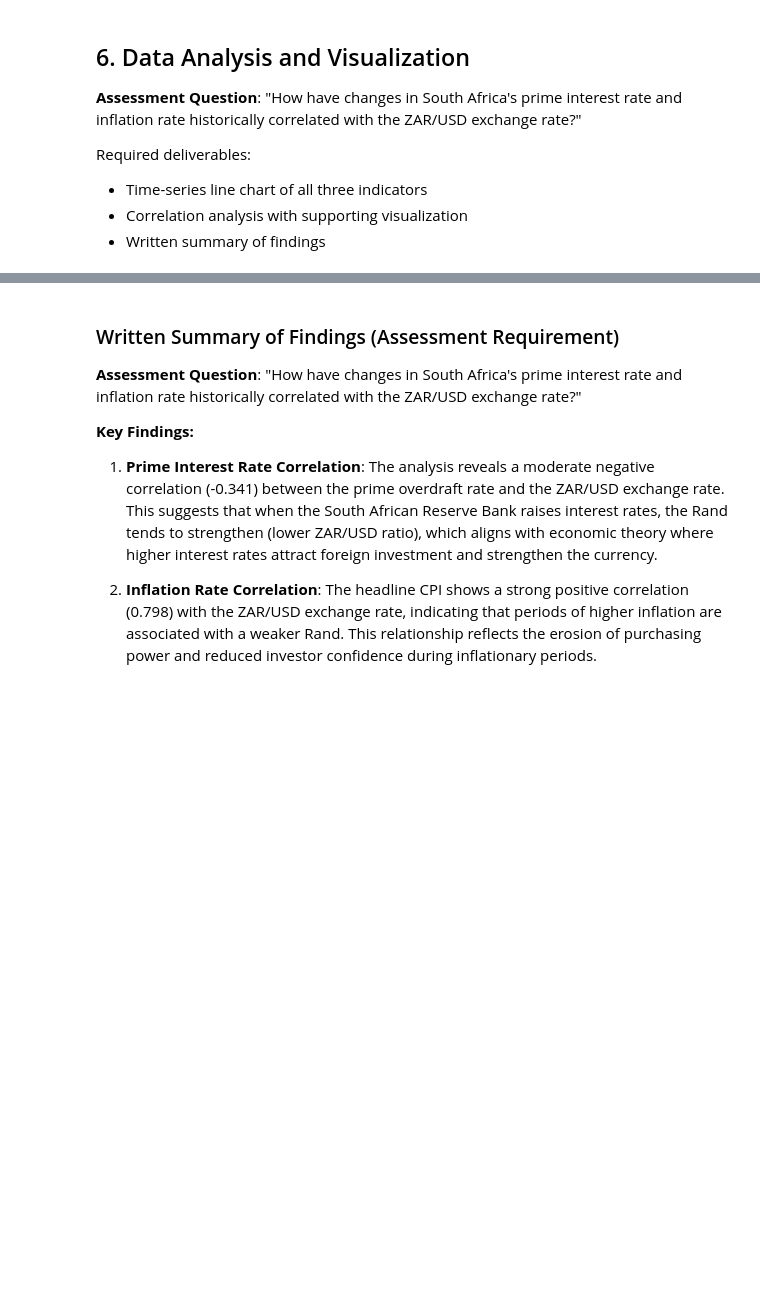
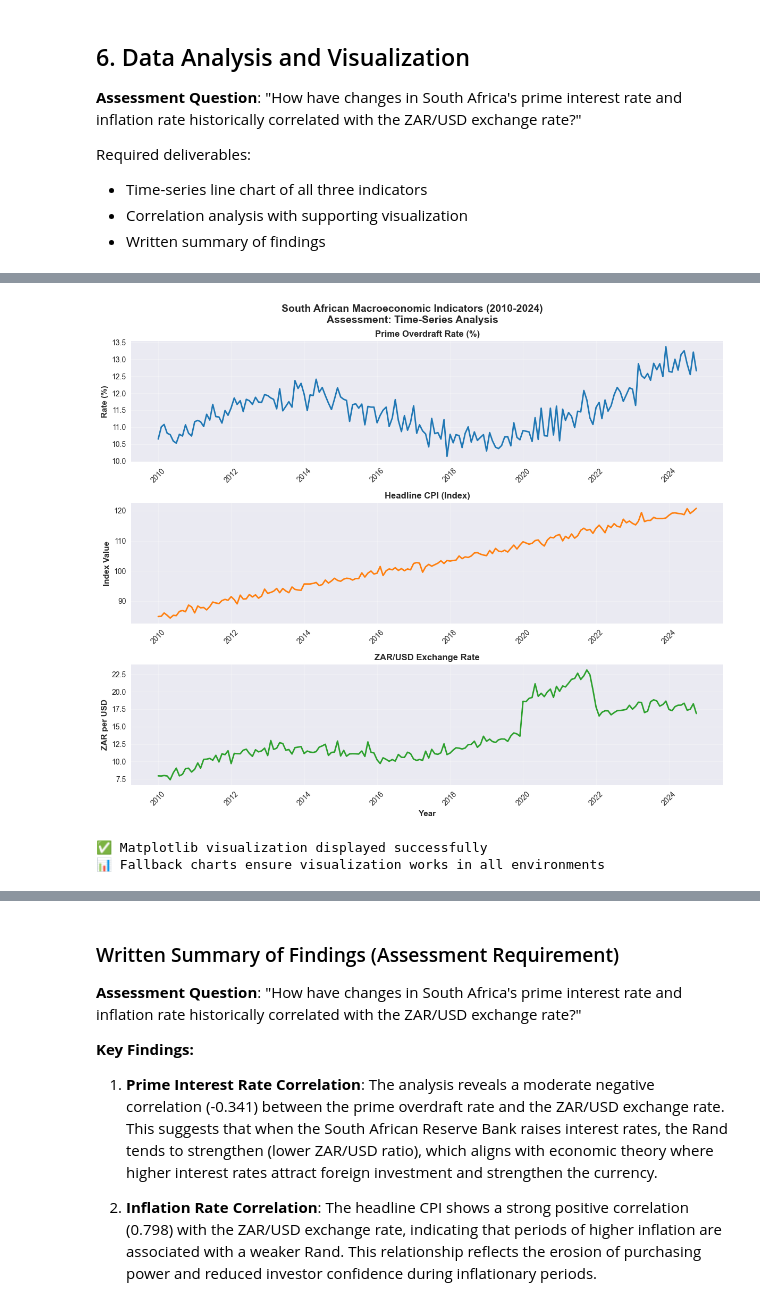
Before and after one commit to Brendon1109/sarb-economic-pipeline, a Jupyter notebook: analysis/sarb_assessment_complete.ipynb, the cells around one changed output, grey strips where cells are left out. Drawn from its saved outputs; the diff is of its cells as text; code cells hidden in the pictures; blank space fills up the shorter version.

```diff
--- a/analysis/sarb_assessment_complete.ipynb
+++ b/analysis/sarb_assessment_complete.ipynb
@@ -611,3 +737,44 @@ print("📊 Chart displays all three indicators over the entire date range with
+# %%
+# ALTERNATIVE VISUALIZATION: Matplotlib Fallback (Always Works)
+plt.style.use('seaborn-v0_8')  # Use updated seaborn style
+fig, axes = plt.subplots(3, 1, figsize=(12, 10))
+fig.suptitle('South African Macroeconomic Indicators (2010-2024)\nAssessment: Time-Series Analysis', fontsize=14, fontweight='bold')
+
+# Convert observation_month to datetime for plotting
+plot_dates = pd.to_datetime(analysis_data['observation_month'])
+
+# Prime Rate
+axes[0].plot(plot_dates, analysis_data['prime_rate'], color='#1f77b4', linewidth=2, label='Prime Rate')
+axes[0].set_ylabel('Rate (%)', fontweight='bold')
+axes[0].set_title('Prime Overdraft Rate (%)', fontweight='bold')
+axes[0].grid(True, alpha=0.3)
+
+# CPI
+axes[1].plot(plot_dates, analysis_data['headline_cpi'], color='#ff7f0e', linewidth=2, label='CPI')
+axes[1].set_ylabel('Index Value', fontweight='bold')
+axes[1].set_title('Headline CPI (Index)', fontweight='bold')
+axes[1].grid(True, alpha=0.3)
+
+# ZAR/USD
+axes[2].plot(plot_dates, analysis_data['zar_usd_exchange_rate'], color='#2ca02c', linewidth=2, label='ZAR/USD')
+axes[2].set_ylabel('ZAR per USD', fontweight='bold')
+axes[2].set_title('ZAR/USD Exchange Rate', fontweight='bold')
+axes[2].set_xlabel('Year', fontweight='bold')
+axes[2].grid(True, alpha=0.3)
+
+# Format x-axis
+for ax in axes:
+    ax.tick_params(axis='x', rotation=45)
+
+plt.tight_layout()
+plt.show()
+
+print("✅ Matplotlib visualization displayed successfully")
+print("📊 Fallback charts ensure visualization works in all environments")
+# %% [output]
+[figure, added]
+✅ Matplotlib visualization displayed successfully
+📊 Fallback charts ensure visualization works in all environments
 # %%
 # CORRELATION ANALYSIS AND VISUALIZATION 2 (Assessment Requirement)
 
```
Also changed, not shown: parts of 9 cells of this notebook.
